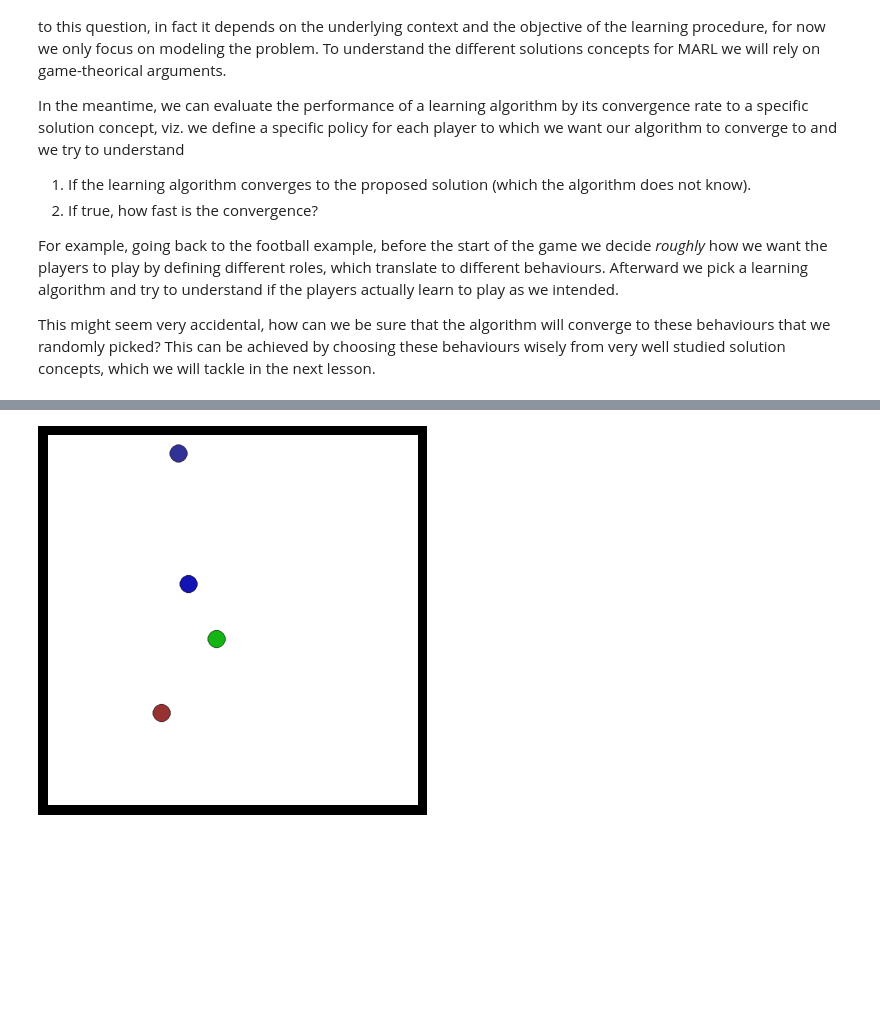
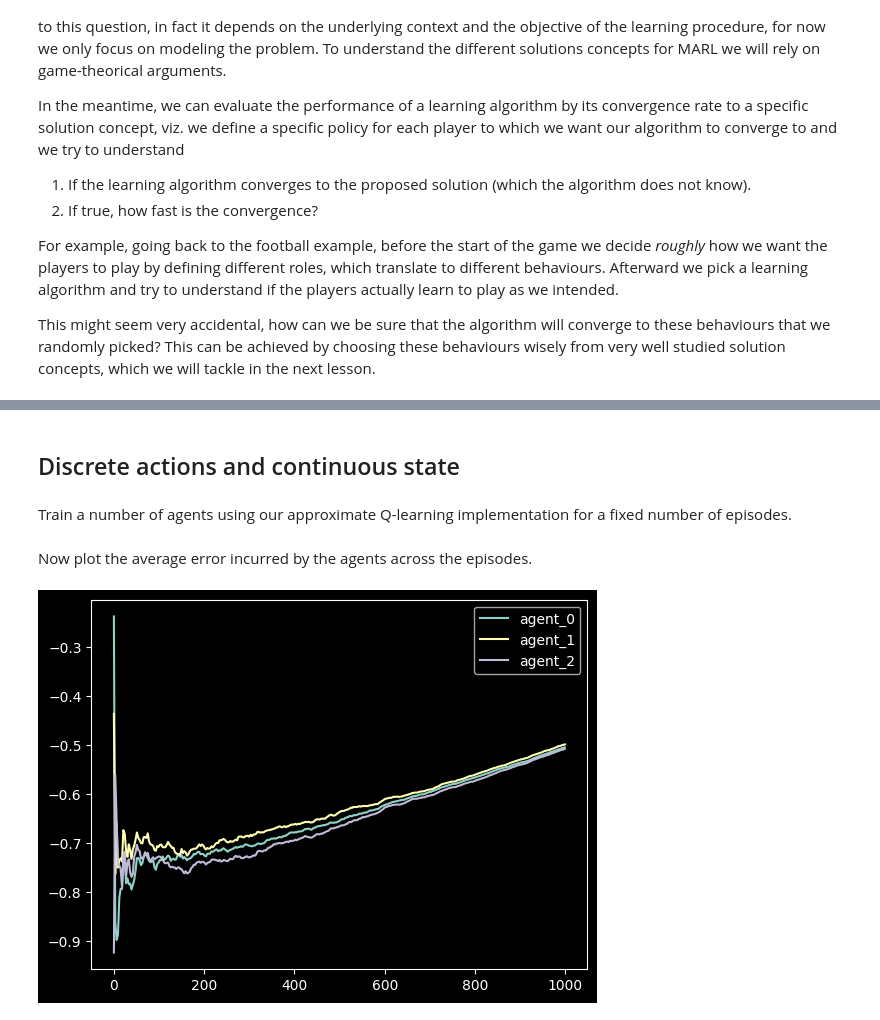
Before and after one commit to afflint/rlcoding, a Jupyter notebook: 2024-25/L7-multiagent-rl.ipynb, the cells around one changed output, grey strips where cells are left out. Saved outputs shown, nothing was run; the diff lists cells and outputs as text; code cells hidden in the pictures; blank space fills up the shorter version.

Commit message:
switched to approx qlearning

```diff
--- a/2024-25/L7-multiagent-rl.ipynb
+++ b/2024-25/L7-multiagent-rl.ipynb
@@ -198,27 +218,14 @@ for episode in trange(EPISODES):
 		algorithm.decay_epsilon()
 
 env.close()
-# %%
-X = range(1, 1 + EPISODES // SAVE_EVERY)
-
-for agent, algorithm in algorithms.items():
-	plt.plot(X, algorithm.error, label=agent)
-plt.legend()
-plt.show()
-# %%
-env = simple_push_v3.parallel_env(
-	max_cycles = 100,
-	continuous_actions = False,
-	render_mode = "rgb_array"
-)
-
-observations, _ = env.reset()
-
-while env.agents:
-	actions = {agent: env.action_space(agent).sample() for agent in env.agents}
-
-	visualize(env.render())
-	observations, rewards, terminations, truncations, _ = env.step(actions)
-env.close()
-# %% [output]
-[figure, removed]
+# %% [markdown]
+## Discrete actions and continuous state
+# %%
+from gymbase.vfa import LinearQApproximator
+
+def multiagent_egreedy_policy_q(env, approximator, state, epsilon, agent):
+	if np.random.rand() < epsilon:
+		return env.action_space(agent).sample()
+	return np.argmax(approximator.predict(state, action) for action in range(env.action_space(agent).n))
+# %% [markdown]
+Train a number of agents using our approximate Q-learning implementation for a fixed number of episodes.
@@ -224,0 +312,17 @@ env.close()
+# %% [markdown]
+Now plot the average error incurred by the agents across the episodes.
+# %%
+skip = 3
+
+x = range(EPISODES)[::skip]
+for agent in env.possible_agents:
+	std = np.array(std_error[agent])[::skip]
+	error = np.array(mean_error[agent])[::skip]
+
+	plt.plot(x, error, label = agent)
+	# plt.fill_between(x, (error - std), (error + std), alpha = .1)
+
+plt.legend()
+plt.show()
+# %% [output]
+[figure, added]
```
Also changed, not shown: parts of 8 cells of this notebook.
